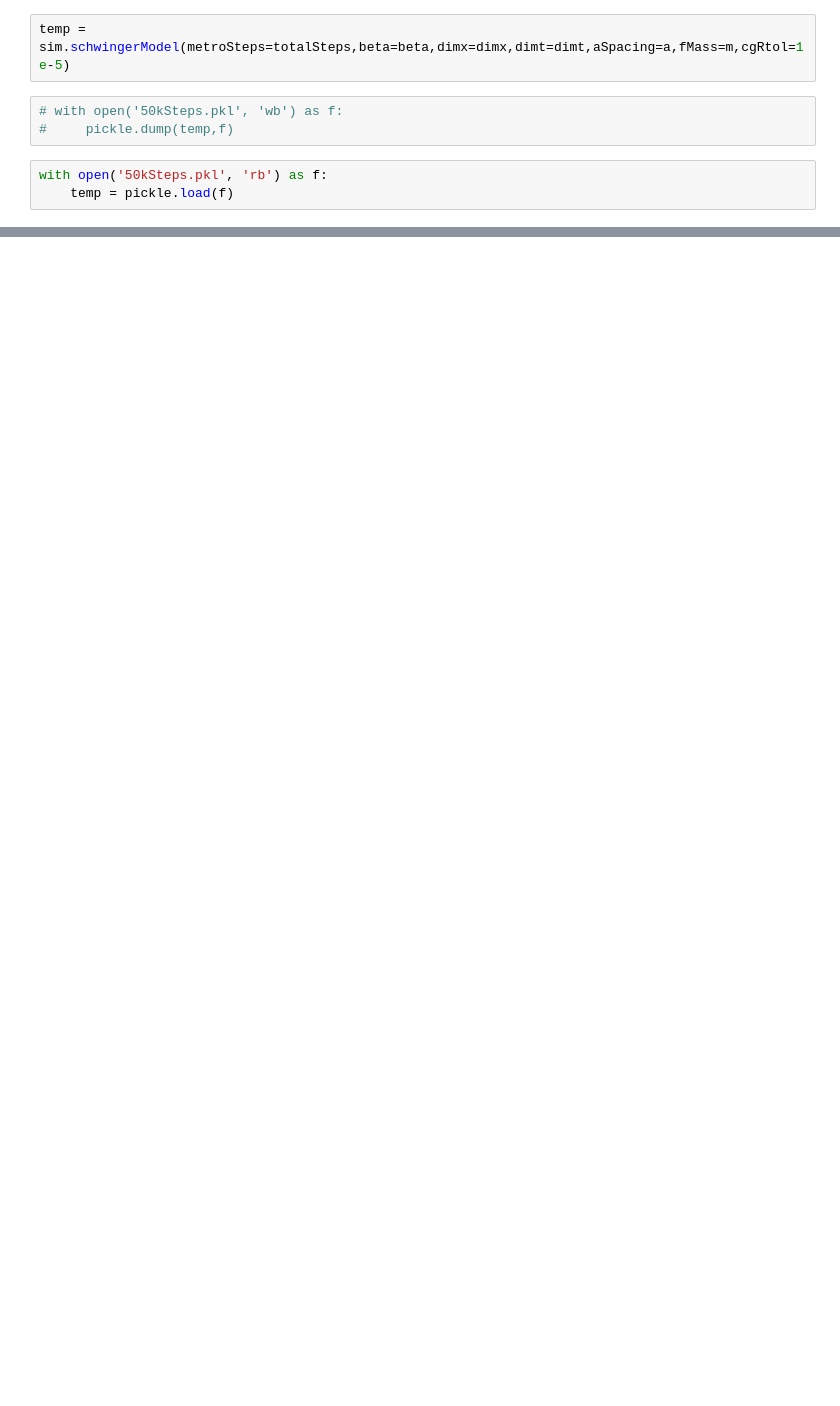
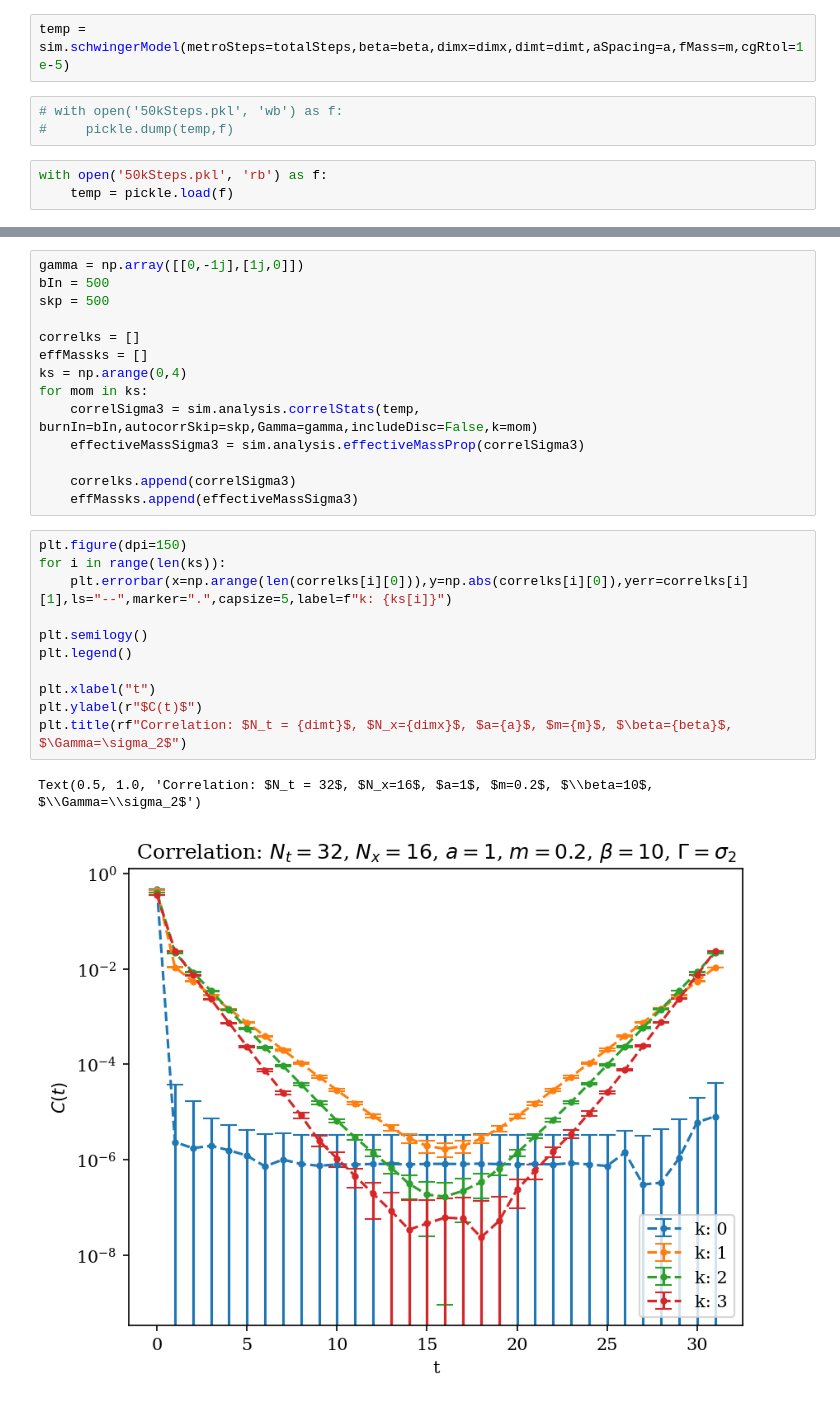
Before and after one commit to wurdahl/schwingerModel, a Jupyter notebook: schwingerModelHMC.ipynb, the cells around one changed output, grey strips where cells are left out. Drawn from its saved outputs; the diff is of its cells as text; blank space fills up the shorter version.

```diff
--- a/schwingerModelHMC.ipynb
+++ b/schwingerModelHMC.ipynb
@@ -84,0 +120,28 @@ Text(0.5, 1.0, 'Effective Mass: $N_t = 32$,$N_x=16$ $a=1$, $m=0.2$, $\\beta=10$,
+# %%
+gamma = np.array([[0,-1j],[1j,0]])
+bIn = 500
+skp = 500
+
+correlks = []
+effMassks = []
+ks = np.arange(0,4)
+for mom in ks:
+    correlSigma3 = sim.analysis.correlStats(temp, burnIn=bIn,autocorrSkip=skp,Gamma=gamma,includeDisc=False,k=mom)
+    effectiveMassSigma3 = sim.analysis.effectiveMassProp(correlSigma3)
+
+    correlks.append(correlSigma3)
+    effMassks.append(effectiveMassSigma3)
+# %%
+plt.figure(dpi=150)
+for i in range(len(ks)):
+    plt.errorbar(x=np.arange(len(correlks[i][0])),y=np.abs(correlks[i][0]),yerr=correlks[i][1],ls="--",marker=".",capsize=5,label=f"k: {ks[i]}")
+
+plt.semilogy()
+plt.legend()
+
+plt.xlabel("t")
+plt.ylabel(r"$C(t)$")
+plt.title(rf"Correlation: $N_t = {dimt}$, $N_x={dimx}$, $a={a}$, $m={m}$, $\beta={beta}$, $\Gamma=\sigma_2$")
+# %% [output]
+Text(0.5, 1.0, 'Correlation: $N_t = 32$, $N_x=16$, $a=1$, $m=0.2$, $\\beta=10$, $\\Gamma=\\sigma_2$')
+[figure, added]
```
Also changed, not shown: parts of 14 cells of this notebook, 2 other files.
